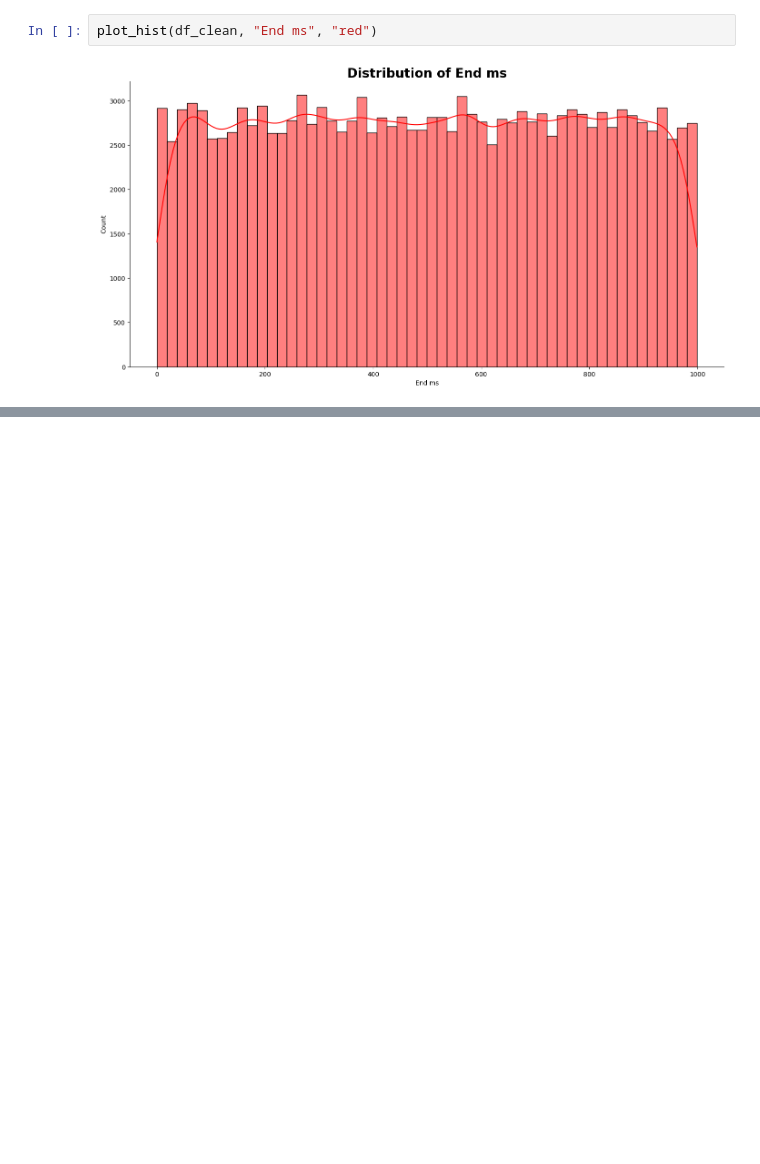
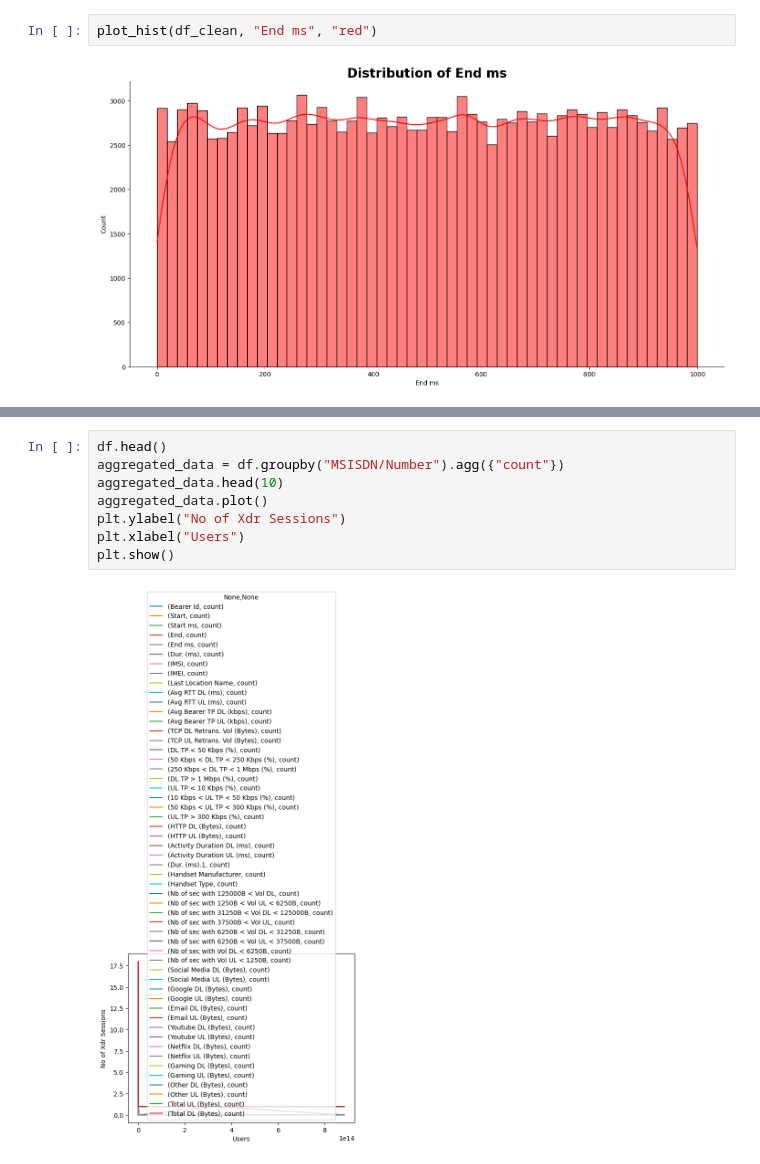
Before and after one commit to abrishdew/User-Analytics-in-the-Telecommunication-Industry, a Jupyter notebook: Home.ipynb, the cells around one changed output, grey strips where cells are left out. Saved outputs shown, nothing was run; the diff lists cells and outputs as text; blank space fills up the shorter version.

Commit message:
overview of the users’ behaviour

```diff
--- a/Home.ipynb
+++ b/Home.ipynb
@@ -330,0 +363,10 @@ plot_hist(df_clean, "End ms", "red")
+# %%
+df.head()
+aggregated_data = df.groupby("MSISDN/Number").agg({"count"})
+aggregated_data.head(10)
+aggregated_data.plot()
+plt.ylabel("No of Xdr Sessions")
+plt.xlabel("Users")
+plt.show()
+# %% [output]
+[figure, added]
```
Also changed, not shown: parts of 6 cells of this notebook.
